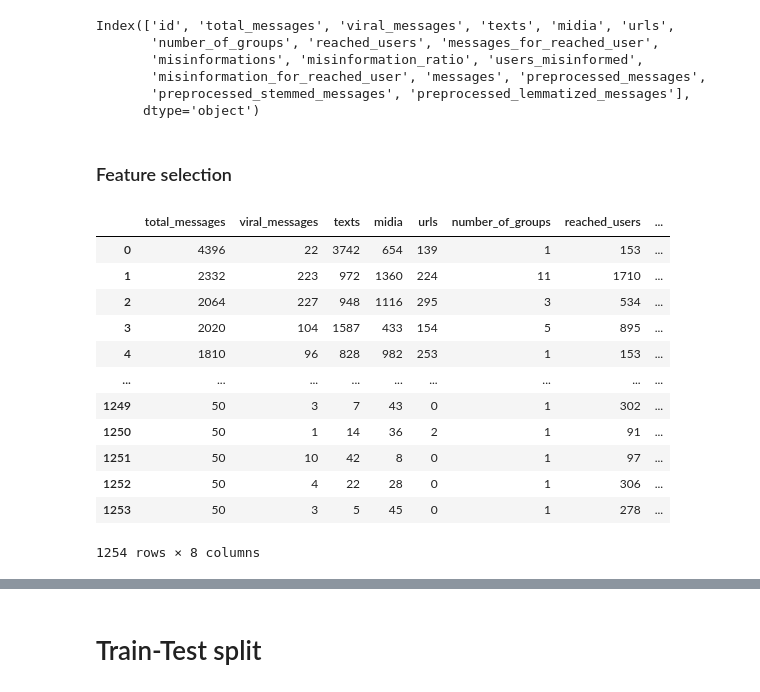
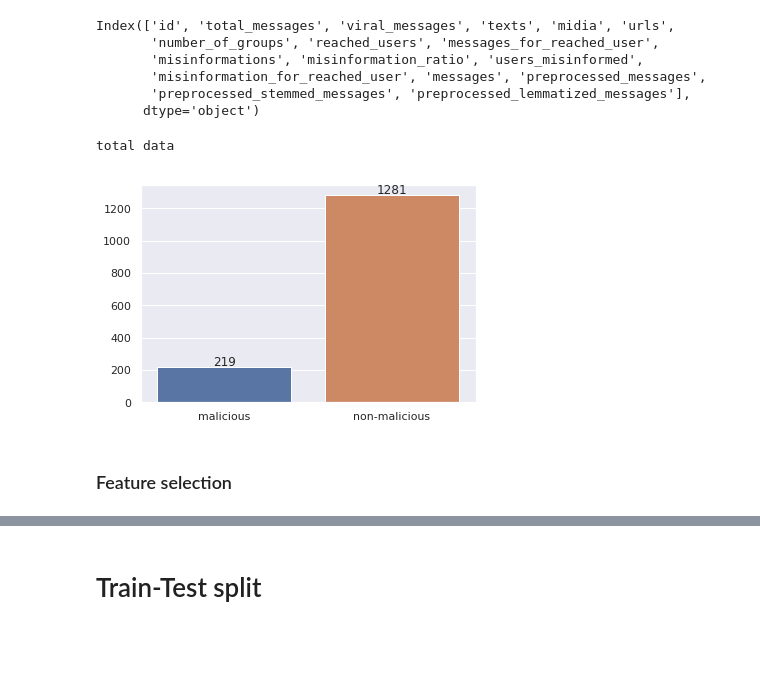
Before and after one commit to cabrau/FakeWhatsApp.Br, a Jupyter notebook: 9.0 user classification.ipynb, the cells around one changed output, grey strips where cells are left out. Cells and saved outputs as stored; diff of their text form; code cells hidden in the pictures; blank space fills up the shorter version.

```diff
--- a/9.0 user classification.ipynb
+++ b/9.0 user classification.ipynb
@@ -307,20 +313,20 @@ X_user = df_active_users[user_features]
 y = df_active_users['malicious']
+# %%
+print('total data')
+pos_mask = y == 1
+pos = y[pos_mask]
+neg_mask = y == 0
+neg = y[neg_mask]
+values = [pos.shape[0],neg.shape[0]]
+keys = ['malicious', 'non-malicious']
+g = sns.barplot(x = keys, y = values)
+for p in g.patches:
+    g.annotate(format(p.get_height(), '.0f'), (p.get_x() + p.get_width() / 2.,
+                                               p.get_height()), ha = 'center',
+               va = 'center', xytext = (0, 5), textcoords = 'offset points')
+# %% [output]
+total data
+[figure, added]
 # %% [markdown]
 ### Feature selection
-# %%
-X_user
-# %% [output]
-|  | total_messages | viral_messages | texts | midia | urls | number_of_groups | reached_users | ... |
-| 0 | 4396 | 22 | 3742 | 654 | 139 | 1 | 153 | ... |
-| 1 | 2332 | 223 | 972 | 1360 | 224 | 11 | 1710 | ... |
-| 2 | 2064 | 227 | 948 | 1116 | 295 | 3 | 534 | ... |
-| 3 | 2020 | 104 | 1587 | 433 | 154 | 5 | 895 | ... |
-| 4 | 1810 | 96 | 828 | 982 | 253 | 1 | 153 | ... |
-| ... | ... | ... | ... | ... | ... | ... | ... | ... |
-| 1249 | 50 | 3 | 7 | 43 | 0 | 1 | 302 | ... |
-| 1250 | 50 | 1 | 14 | 36 | 2 | 1 | 91 | ... |
-| 1251 | 50 | 10 | 42 | 8 | 0 | 1 | 97 | ... |
-| 1252 | 50 | 4 | 22 | 28 | 0 | 1 | 306 | ... |
-| 1253 | 50 | 3 | 5 | 45 | 0 | 1 | 278 | ... |
-1254 rows × 8 columns
 # %%
```
Also changed, not shown: parts of 23 cells of this notebook, 6 other files.
